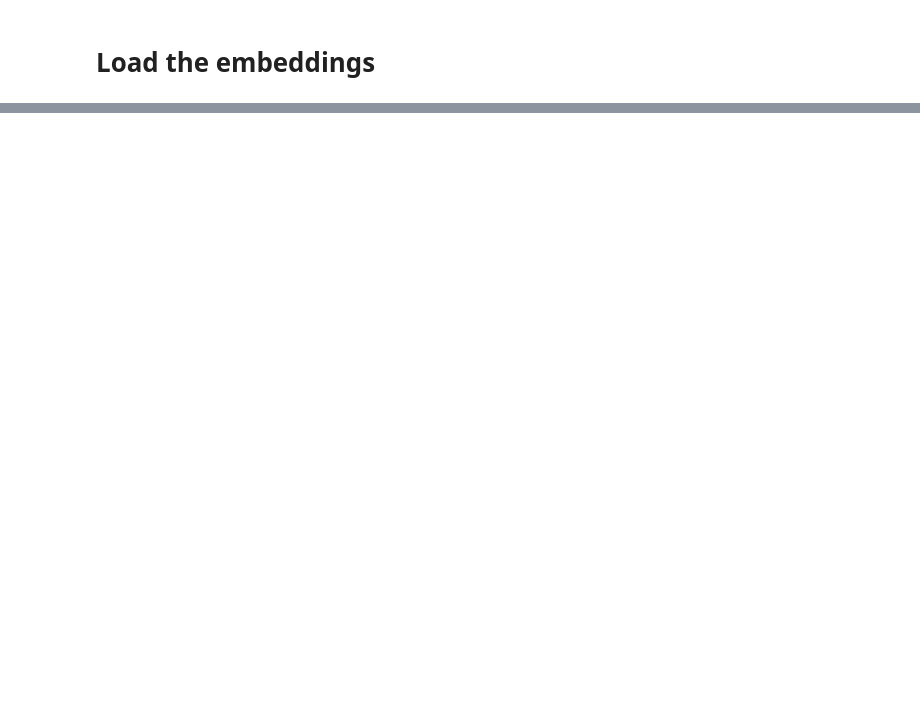
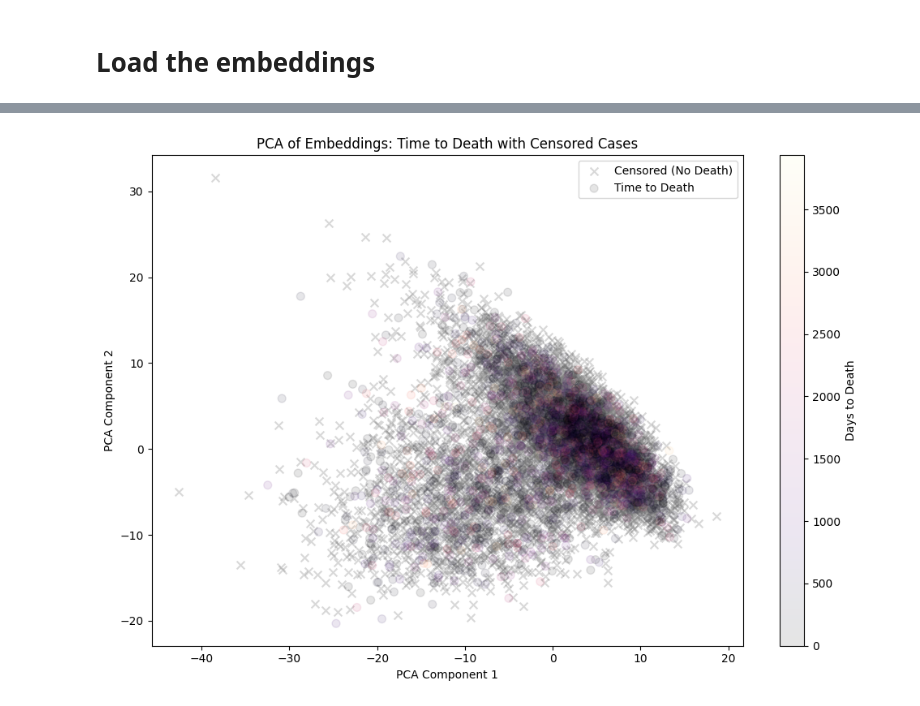
Before and after one commit to brynnhs/mimic-multimodal-survival, a Jupyter notebook: preprocessing.ipynb, the cells around one changed output, grey strips where cells are left out. Cells and saved outputs as stored; diff of their text form; code cells hidden in the pictures; blank space fills up the shorter version.

```diff
--- a/preprocessing.ipynb
+++ b/preprocessing.ipynb
@@ -441,0 +358,7 @@ plt.show()
+# %%
+# if dod (date of death) substract study date from dod
+# make the difference in days its date object
+cohort_merged_lastscan['dod'] = pd.to_datetime(cohort_merged_lastscan['dod'])
+cohort_merged_lastscan['StudyDate'] = pd.to_datetime(cohort_merged_lastscan['StudyDate'])
+cohort_merged_lastscan['time_to_death'] = cohort_merged_lastscan.apply(lambda row: (row['dod'] - row['StudyDate']).days if pd.notnull(row['dod']) else -1, axis=1)
+cohort_merged_lastscan
@@ -441,0 +379,30 @@ plt.show()
+# %%
+# Create a categorical variable for plotting
+cohort_merged_lastscan['death_category'] = cohort_merged_lastscan['time_to_death'].apply(
+    lambda x: 'Censored (No Death)' if x == -1 else f'{x} days'
+)
+
+# For a better visualization, you might want to bin the continuous values
+# Option 1: Keep continuous for non-censored cases
+fig, ax = plt.subplots(figsize=(10, 7))
+
+# Plot censored patients separately
+censored_mask = cohort_merged_lastscan['time_to_death'] == -1
+ax.scatter(emb_reduced[censored_mask, 0], emb_reduced[censored_mask, 1],
+           label='Censored (No Death)', alpha=0.3, s=50, color='gray', marker='x')
+
+# Plot deceased patients with continuous color scale
+deceased_mask = ~censored_mask
+scatter = ax.scatter(emb_reduced[deceased_mask, 0], emb_reduced[deceased_mask, 1],
+                     c=cohort_merged_lastscan.loc[deceased_mask, 'time_to_death'],
+                     cmap='magma', alpha=0.1, s=50, label='Time to Death')
+
+plt.colorbar(scatter, label='Days to Death')
+plt.xlabel('PCA Component 1')
+plt.ylabel('PCA Component 2')
+plt.title('PCA of Embeddings: Time to Death with Censored Cases')
+plt.legend()
+plt.tight_layout()
+plt.show()
+# %% [output]
+[figure, added]
```
Also changed, not shown: parts of 52 cells of this notebook, 4 other files.
